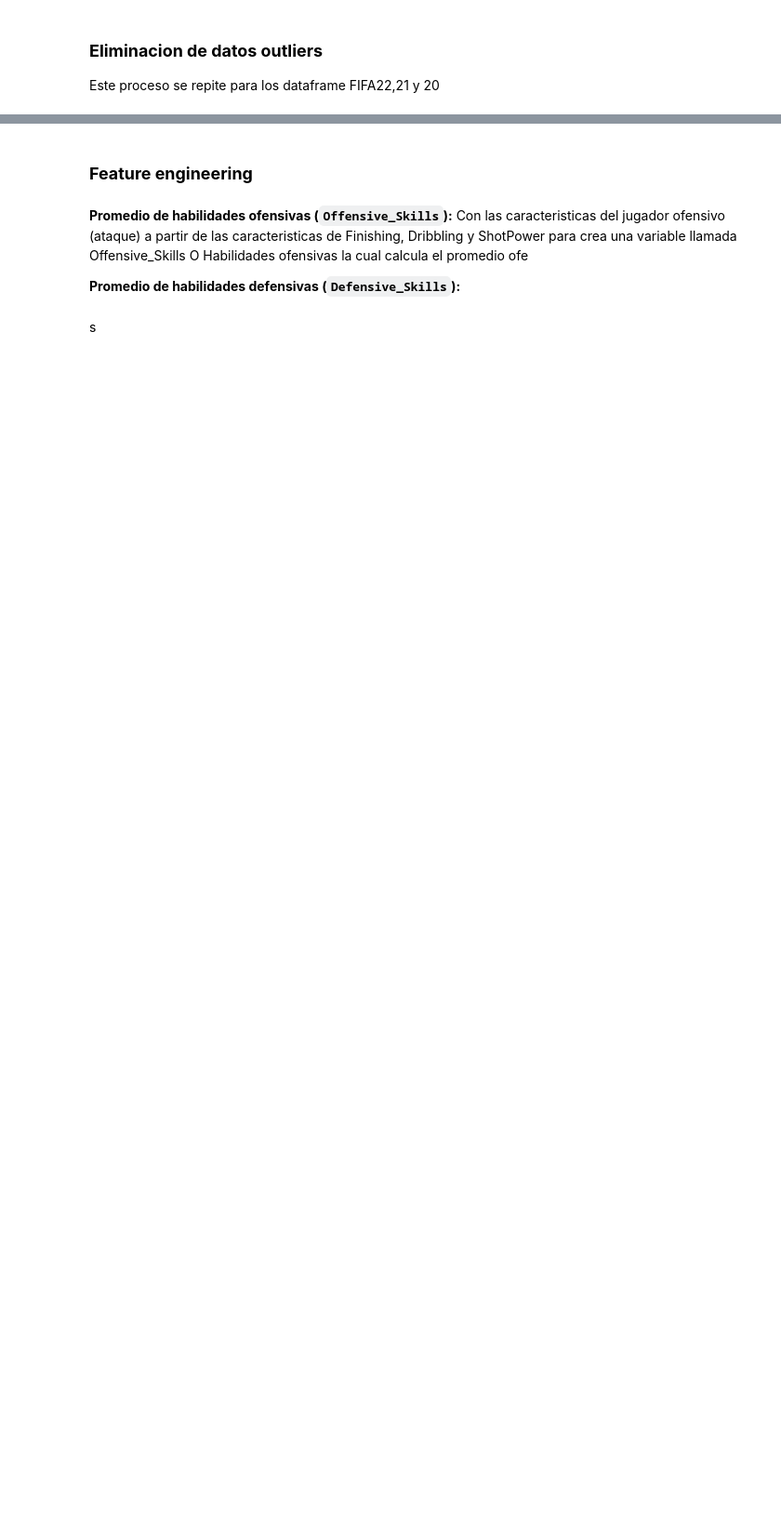
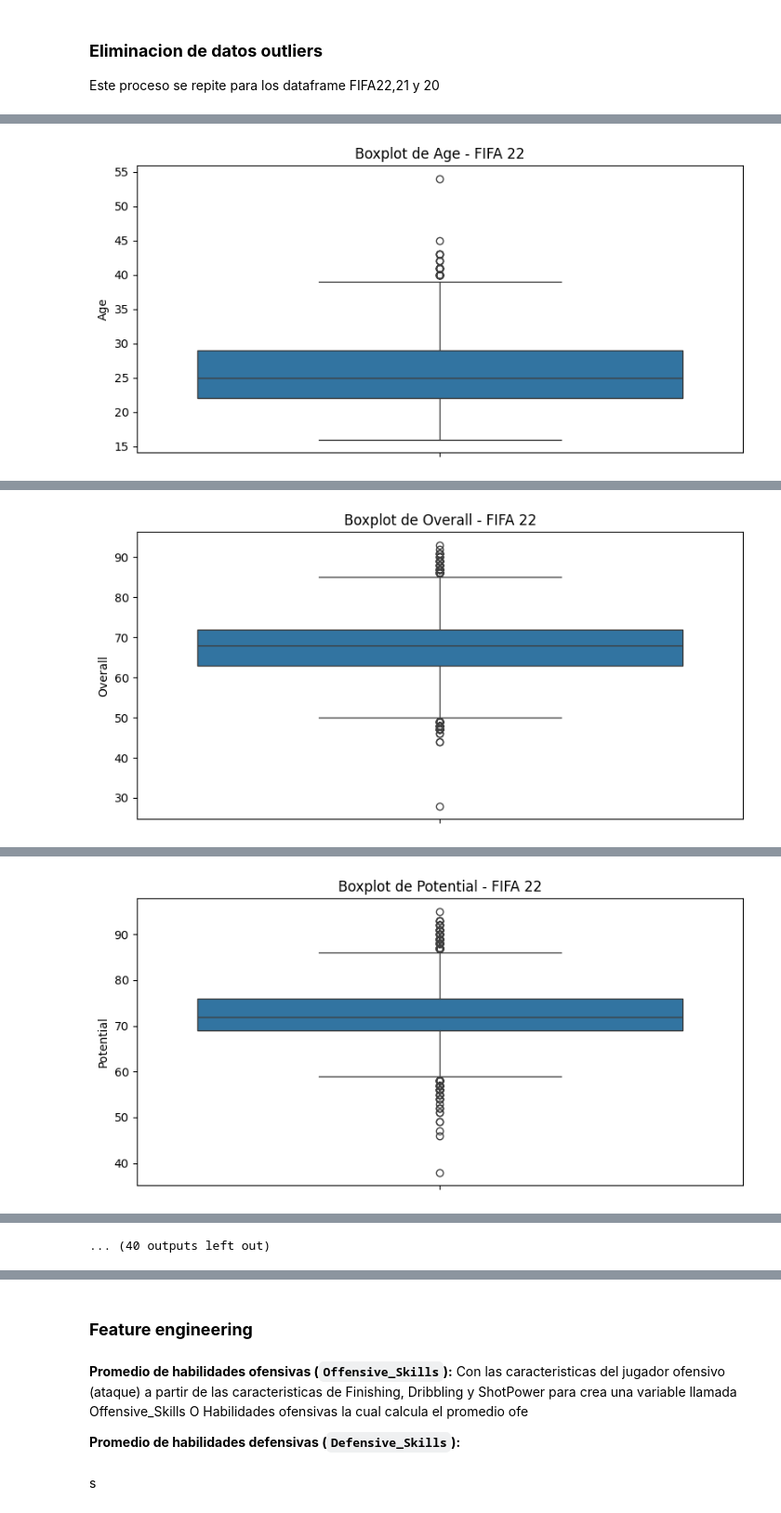
Before and after one commit to BrandonLCC/FIFA_ML_Kedro, a Jupyter notebook: machine-learning-project/notebooks/3_Data_Preparation.ipynb, the cells around one changed output, grey strips where cells are left out. Shown at 93% size. Cells and saved outputs as stored; diff of their text form; code cells hidden in the pictures; blank space fills up the shorter version.

```diff
--- a/machine-learning-project/notebooks/3_Data_Preparation.ipynb
+++ b/machine-learning-project/notebooks/3_Data_Preparation.ipynb
@@ -135,15 +69,3 @@ Columnas con datos nulos:  23
 # %% [markdown]
 ### **Eliminacion de datos outliers**
 Este proceso se repite para los dataframe FIFA22,21 y 20
-# %%
-FIFA22_df.drop(FIFA22_df[FIFA22_df['Age'] >=40 ].index, inplace=True)
-FIFA22_df.shape
-sns.boxplot(x=FIFA22_df['Age'])
-
-FIFA21_df.drop(FIFA21_df[FIFA21_df['Age'] >=39 ].index, inplace=True)
-FIFA21_df.shape
-sns.boxplot(x=FIFA21_df['Age'])
-
-FIFA20_df.drop(FIFA20_df[FIFA20_df['Age'] >=38 ].index, inplace=True)
-FIFA20_df.shape
-sns.boxplot(x=FIFA20_df['Age'])
@@ -155,4 +72,21 @@ sns.boxplot(x=FIFA20_df['Age'])
-# %%
-FIFA22_df.drop(FIFA22_df[FIFA22_df['Value_num'] >=40 ].index, inplace=True)
-FIFA22_df.shape
-sns.boxplot(x=FIFA22_df['Value_num'])
+# %%
+predictors = [
+    'Age', 'Overall', 'Potential', 'Special', 'International Reputation',
+    'Skill Moves', 'Crossing', 'Finishing', 'ShortPassing', 'Volleys',
+    'Dribbling', 'Curve', 'LongPassing', 'BallControl', 'Acceleration',
+    'Agility', 'Reactions', 'ShotPower', 'Stamina', 'LongShots',
+    'Interceptions', 'Positioning', 'Vision', 'Penalties', 'Composure',
+    'Best Overall Rating', 'offensive_skills', 'Wage_num', 'Release Clause_num'
+]
+
+def plot_only_boxplots(df, year_label):
+    predictors_exist = [col for col in predictors if col in df.columns]
+
+    for col in predictors_exist:
+        plt.figure(figsize=(8, 4))
+        sns.boxplot(y=df[col])
+        plt.title(f'Boxplot de {col} - FIFA {year_label}')
+        plt.tight_layout()
+        plt.show()
+plot_only_boxplots(FIFA22_df, "22")
+# %% [output]
@@ -158,0 +94 @@ sns.boxplot(x=FIFA22_df['Value_num'])
+[figure, added]
@@ -158,0 +96 @@ sns.boxplot(x=FIFA22_df['Value_num'])
+[figure, added]
@@ -158,0 +98 @@ sns.boxplot(x=FIFA22_df['Value_num'])
+[figure, added]
@@ -158,0 +105 @@ sns.boxplot(x=FIFA22_df['Value_num'])
+... (40 outputs left out)
```
Also changed, not shown: parts of 44 cells of this notebook.
